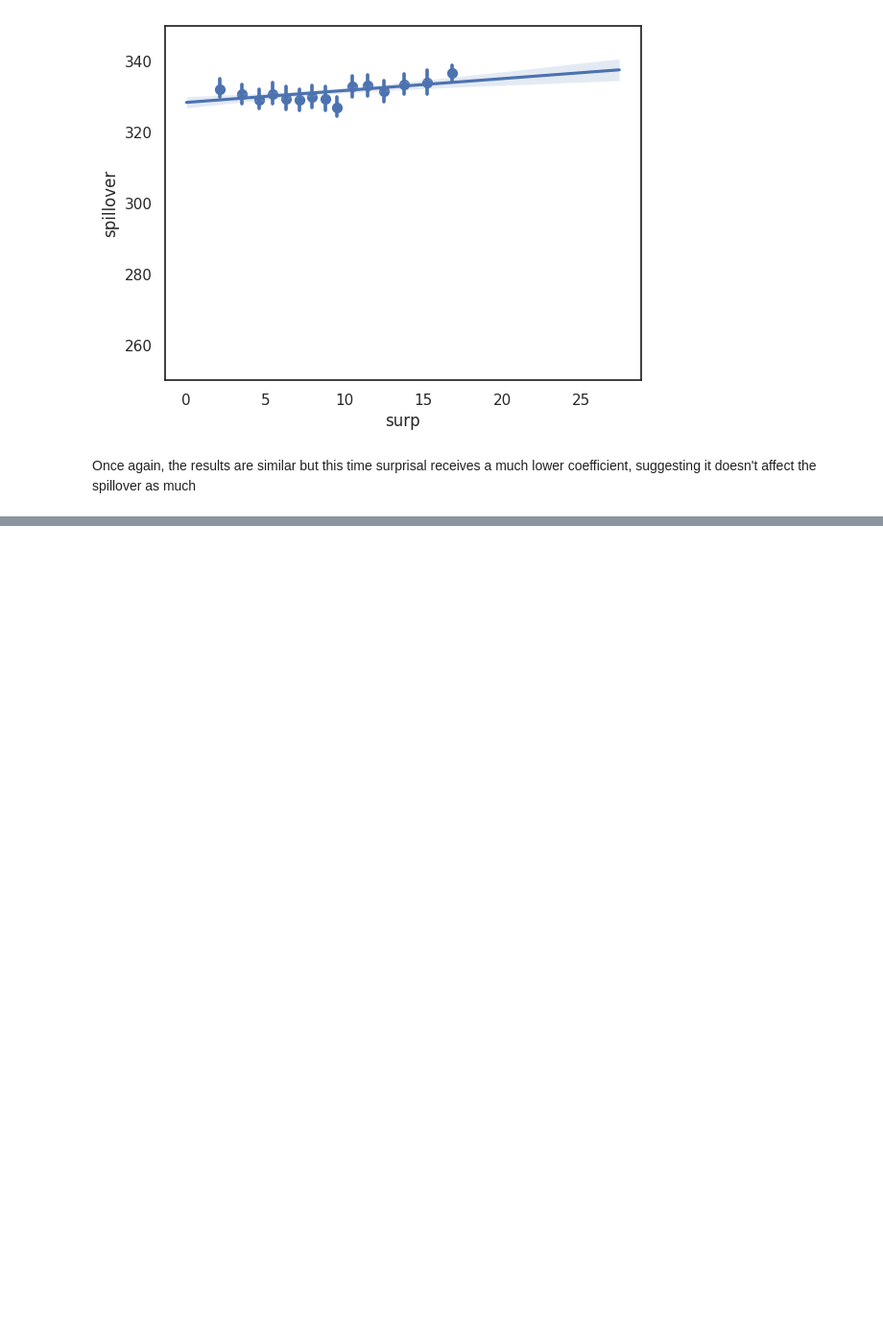
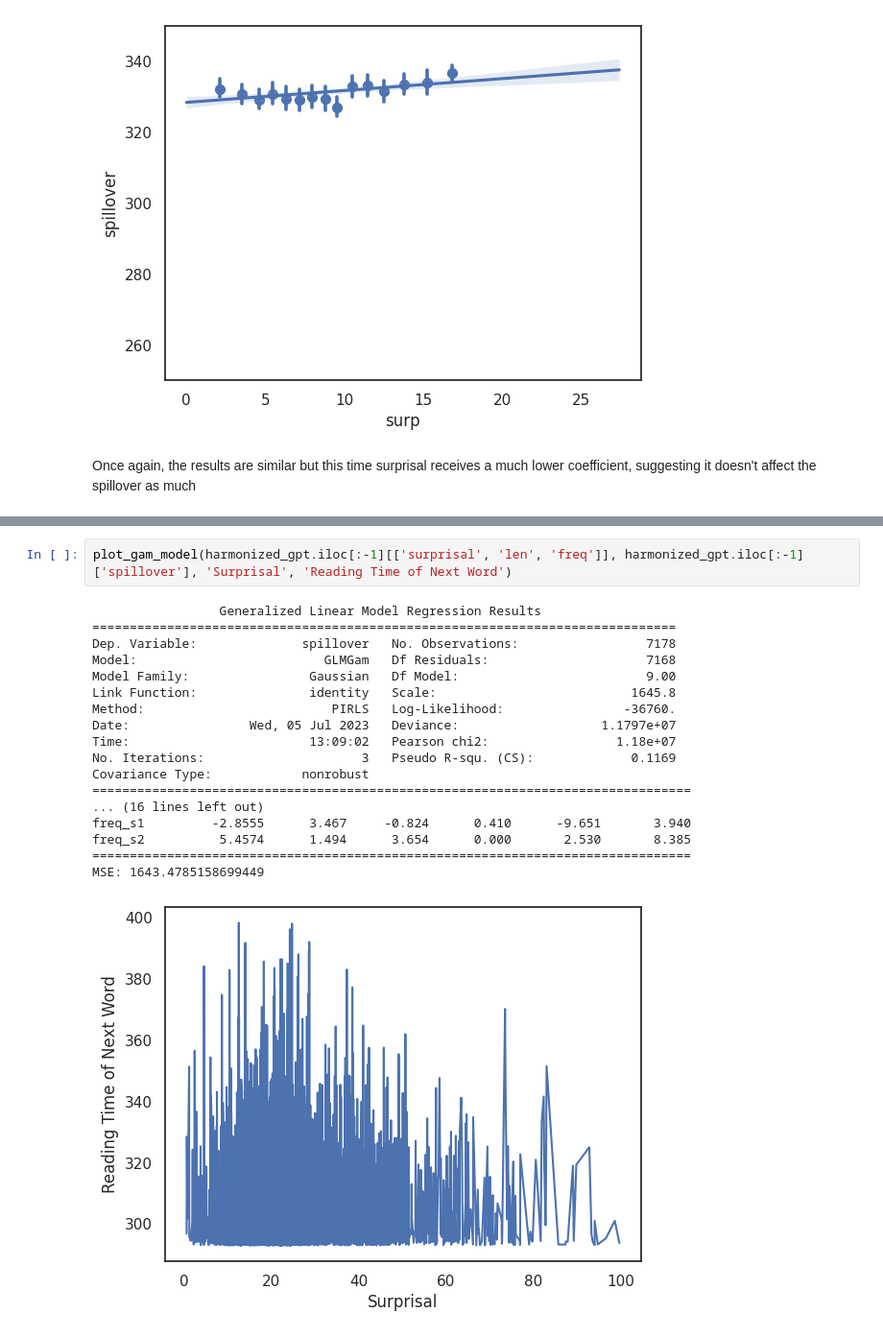
Before and after one commit to NadavVazana789/Project_096222, a Jupyter notebook: Copy_of_Project_1_Surprisals_and_RTs.ipynb, the cells around one changed output, grey strips where cells are left out. Shown at 96% size. Cells and saved outputs as stored; diff of their text form; blank space fills up the shorter version.

```diff
--- a/Copy_of_Project_1_Surprisals_and_RTs.ipynb
+++ b/Copy_of_Project_1_Surprisals_and_RTs.ipynb
@@ -629,0 +930,21 @@ Once again, the results are similar but this time surprisal receives a much lowe
+# %%
+plot_gam_model(harmonized_gpt.iloc[:-1][['surprisal', 'len', 'freq']], harmonized_gpt.iloc[:-1]['spillover'], 'Surprisal', 'Reading Time of Next Word')
+# %% [output]
+                 Generalized Linear Model Regression Results
+==============================================================================
+Dep. Variable:              spillover   No. Observations:                 7178
+Model:                         GLMGam   Df Residuals:                     7168
+Model Family:                Gaussian   Df Model:                         9.00
+Link Function:               identity   Scale:                          1645.8
+Method:                         PIRLS   Log-Likelihood:                -36760.
+Date:                Wed, 05 Jul 2023   Deviance:                   1.1797e+07
+Time:                        13:09:02   Pearson chi2:                 1.18e+07
+No. Iterations:                     3   Pseudo R-squ. (CS):             0.1169
+Covariance Type:            nonrobust
+================================================================================
+... (16 lines left out)
+freq_s1         -2.8555      3.467     -0.824      0.410      -9.651       3.940
+freq_s2          5.4574      1.494      3.654      0.000       2.530       8.385
+================================================================================
+MSE: 1643.4785158699449
+[figure, added]
```
Also changed, not shown: parts of 67 cells of this notebook.
